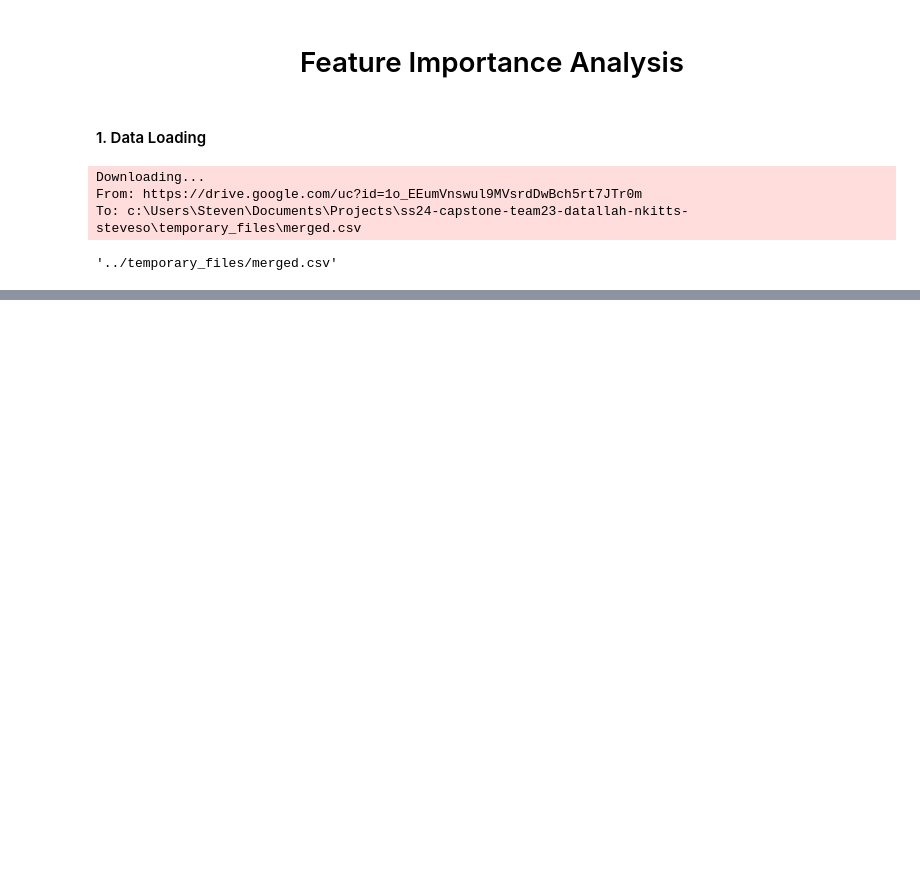
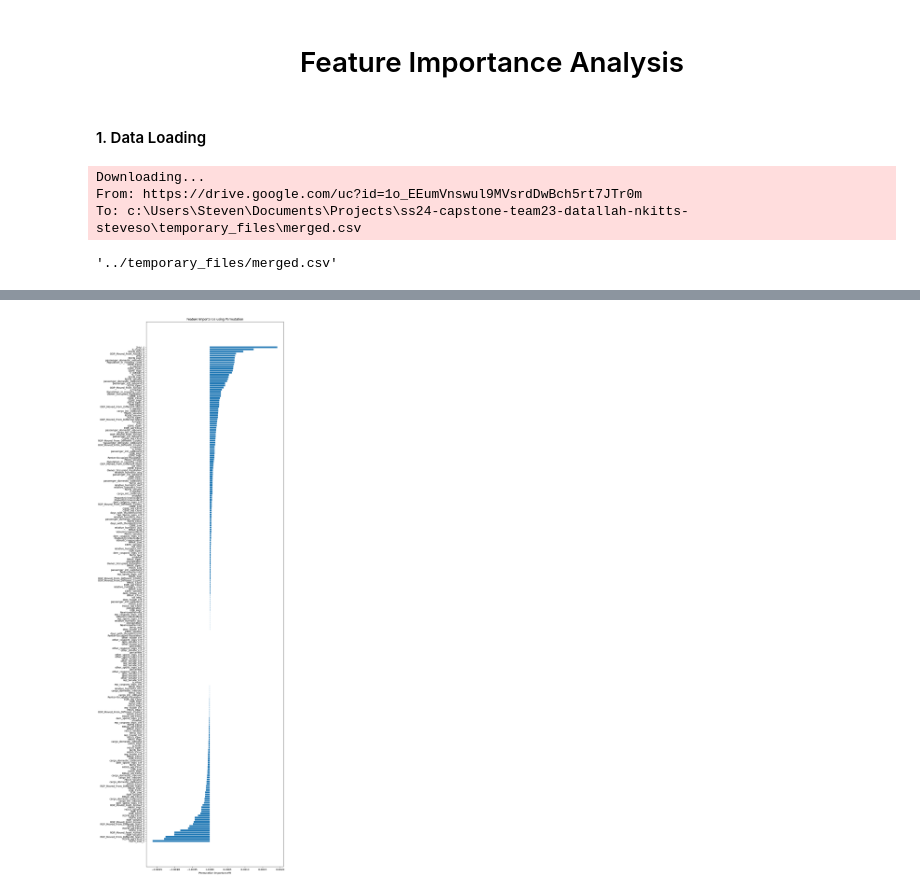
Before and after one commit to StevenSong-sTs/Property-Value-Forecast, a Jupyter notebook: ss24_capstone_team23_datallah_nkitts_steveso/LSTM_FeatureImportanceAnalysis.ipynb, the cells around one changed output, grey strips where cells are left out. Cells and saved outputs as stored; diff of their text form; code cells hidden in the pictures; blank space fills up the shorter version.

Commit message:
Update Feature Importance Analysis

```diff
--- a/ss24_capstone_team23_datallah_nkitts_steveso/LSTM_FeatureImportanceAnalysis.ipynb
+++ b/ss24_capstone_team23_datallah_nkitts_steveso/LSTM_FeatureImportanceAnalysis.ipynb
@@ -52,4 +54,14 @@ from sklearn.preprocessing import MinMaxScaler
 from sklearn.metrics import mean_squared_error
 from sklearn.inspection import permutation_importance
 from sklearn.base import BaseEstimator, RegressorMixin
+# %%
+highly_correlated_features_with_ZHVI = [
+ 'studio',
+ '1_bedroom',
+ '2_bedroom',
+ '3_bedroom',
+ '4_bedroom'
+ ]
+
+fewer_feature_df = merged_df.drop(highly_correlated_features_with_ZHVI, axis=1)
 # %%
@@ -98,0 +116,28 @@ def make_predictions(model, X, scaler):
+# %%
+# Prepare data
+city = 'Chicago'  # Choose a city for demonstration
+city_data = fewer_feature_df[fewer_feature_df['City'] == city].reset_index(drop=True)
+window_size = 3
+X_train, y_train, X_test, y_test, scaler = preprocess_data(city_data, window=window_size)
+
+# Wrap the Keras model
+keras_regressor = KerasRegressor(build_fn=create_lstm_model, epochs=50, batch_size=32)
+keras_regressor.fit(X_train, y_train)
+
+# Flatten the test set for permutation importance
+X_test_flat = X_test.reshape(X_test.shape[0], -1)
+
+# Define a custom scoring function
+def custom_scorer(model, X, y):
+    X_reshaped = X.reshape(-1, window_size, X.shape[1] // window_size)
+    y_pred = model.predict(X_reshaped).flatten()
+    return -mean_squared_error(y, y_pred)  # Negate the MSE for permutation_importance compatibility
+
+perm_importance = permutation_importance(keras_regressor, X_test_flat, y_test, n_repeats=10, random_state=0, scoring=custom_scorer)
+
+# Generate feature names for the flattened input
+original_feature_names = city_data.columns.drop(['Date', 'City']).tolist()
+feature_names = [f"{feature}_{i}" for i in range(window_size) for feature in original_feature_names]
+
+# Plot feature importance
+sorted_idx = perm_importance.importances_mean.argsort()
@@ -98,0 +162,9 @@ def make_predictions(model, X, scaler):
+# %%
+# Plot the feature importance results
+plt.figure(figsize=(10, 40))
+plt.barh(np.array(feature_names)[sorted_idx], perm_importance.importances_mean[sorted_idx])
+plt.xlabel("Permutation ImportanceW")
+plt.title("Feature Importance using Permutation")
+plt.show()
+# %% [output]
+[figure, added]
```
Also changed, not shown: parts of 9 cells of this notebook.
